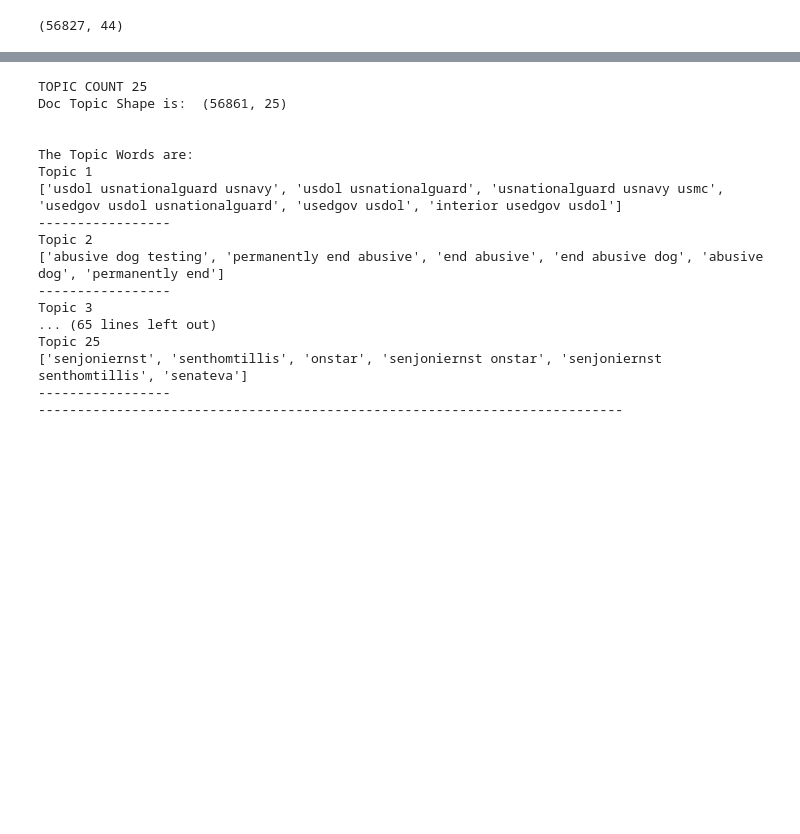
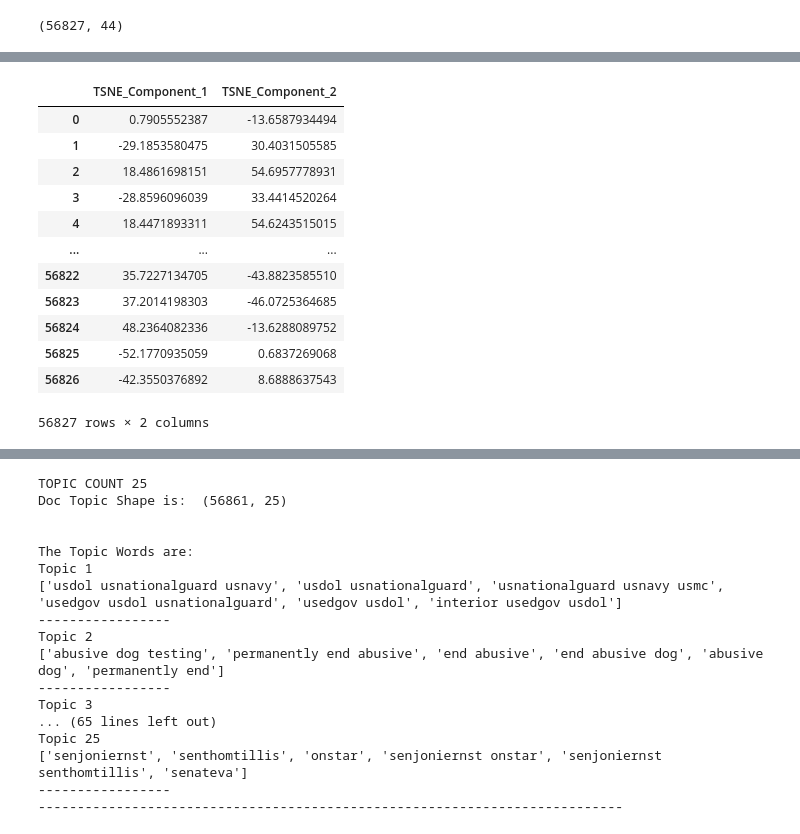
Before and after one commit to rhyscarter86/project_04_va_tweets, a Jupyter notebook: project_04_file3_vectorization_and_topic_modeling.ipynb, the cells around one changed output, grey strips where cells are left out. Saved outputs shown, nothing was run; the diff lists cells and outputs as text; code cells hidden in the pictures; blank space fills up the shorter version.

```diff
--- a/project_04_file3_vectorization_and_topic_modeling.ipynb
+++ b/project_04_file3_vectorization_and_topic_modeling.ipynb
@@ -273,0 +346,16 @@ df_aug2020_feb2021_copy_w_sentiment_pickle.shape
+# %%
+df_tsne
+# %% [output]
+|  | TSNE_Component_1 | TSNE_Component_2 |
+| 0 | 0.7905552387 | -13.6587934494 |
+| 1 | -29.1853580475 | 30.4031505585 |
+| 2 | 18.4861698151 | 54.6957778931 |
+| 3 | -28.8596096039 | 33.4414520264 |
+| 4 | 18.4471893311 | 54.6243515015 |
+| ... | ... | ... |
+| 56822 | 35.7227134705 | -43.8823585510 |
+| 56823 | 37.2014198303 | -46.0725364685 |
+| 56824 | 48.2364082336 | -13.6288089752 |
+| 56825 | -52.1770935059 | 0.6837269068 |
+| 56826 | -42.3550376892 | 8.6888637543 |
+56827 rows × 2 columns
```
Also changed, not shown: parts of 32 cells of this notebook.
